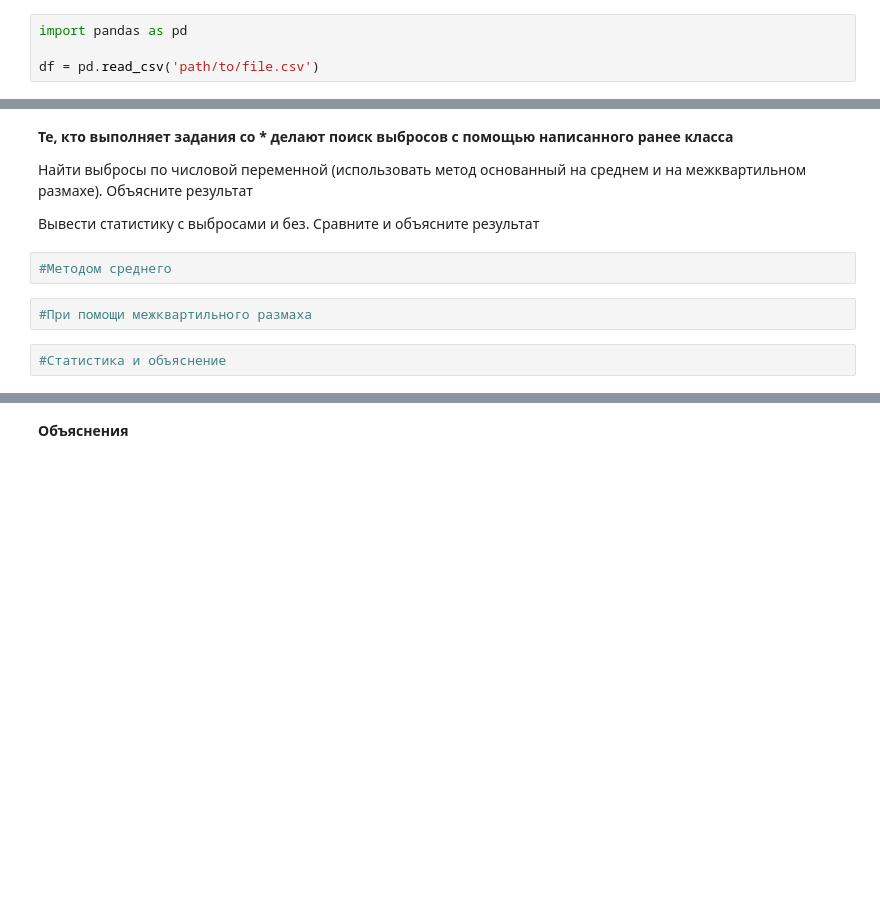
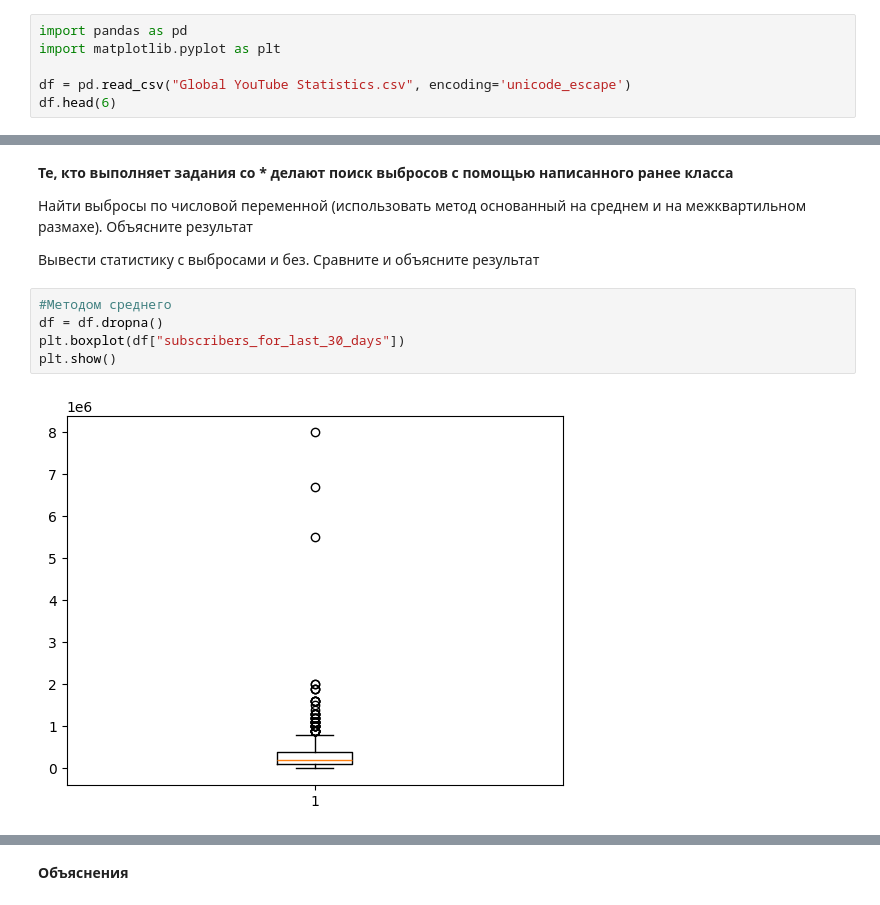
Before and after one commit to ScriptErrorVGM/VS-CODE, a Jupyter notebook: MTL/lab3/Задание_3.ipynb, the cells around one changed output, grey strips where cells are left out. Cells and saved outputs as stored; diff of their text form; blank space fills up the shorter version.

```diff
--- a/MTL/lab3/Задание_3.ipynb
+++ b/MTL/lab3/Задание_3.ipynb
@@ -15,5 +15,7 @@
 Выведите статистку после каждого метода и объясните
 # %%
 import pandas as pd
+import matplotlib.pyplot as plt
 
-df = pd.read_csv('path/to/file.csv')
+df = pd.read_csv("Global YouTube Statistics.csv", encoding='unicode_escape')
+df.head(6)
@@ -37,9 +157,10 @@ df = pd.read_csv('path/to/file.csv')
 Найти выбросы по числовой переменной (использовать метод основанный на среднем и на межквартильном размахе). Объясните результат
 
 Вывести статистику с выбросами и без. Сравните и объясните результат
-# %%
-#Методом среднего
-# %%
-#При помощи межквартильного размаха
-# %%
-#Статистика и объяснение
+# %%
+#Методом среднего
+df = df.dropna()
+plt.boxplot(df["subscribers_for_last_30_days"])
+plt.show()
+# %% [output]
+[figure, added]
```
Also changed, not shown: parts of 21 cells of this notebook, 2 other files.
